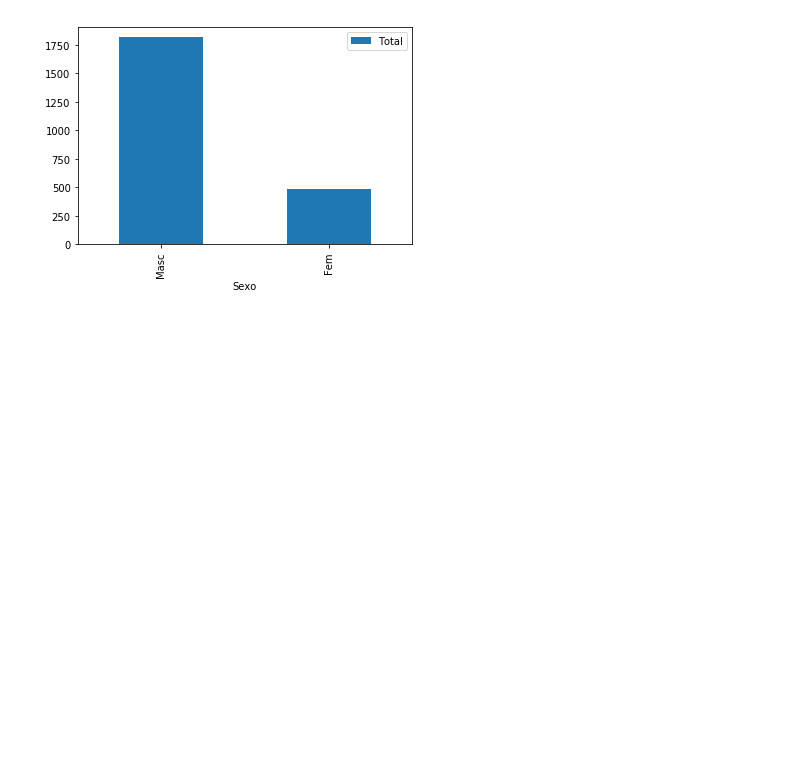
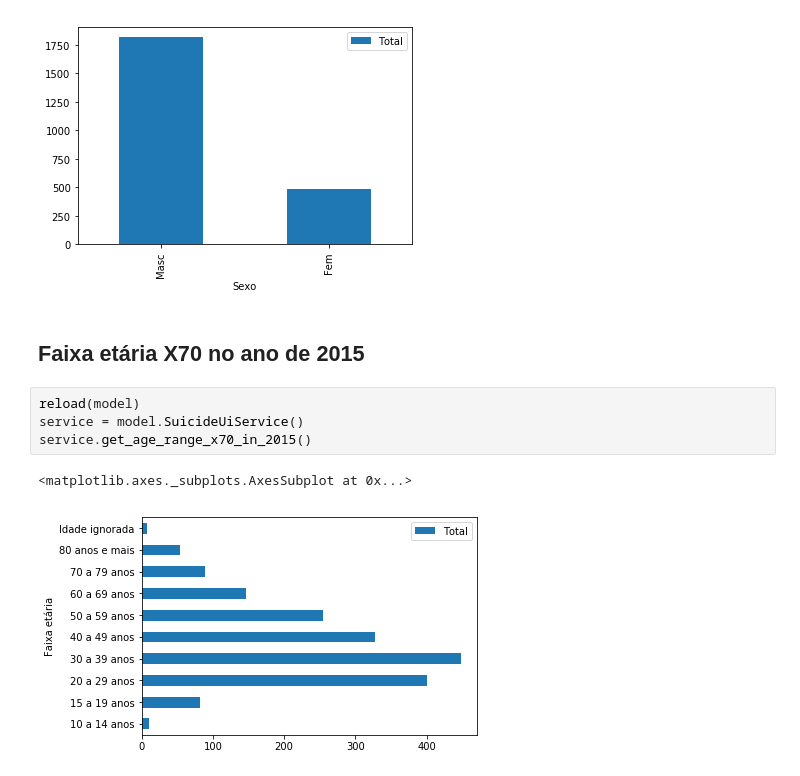
Before and after one commit to vitebo/suicide-analysis, a Jupyter notebook: src/dados.ipynb, the cells around one changed output. Saved outputs shown, nothing was run; the diff lists cells and outputs as text; blank space fills up the shorter version.

Commit message:
analisando por faixa etaria

```diff
--- a/src/dados.ipynb
+++ b/src/dados.ipynb
@@ -55,3 +55,12 @@ service.get_sex_with_highest_index_using_x70_in_2015()
 plt.show()
 # %% [output]
 [figure]
+# %% [markdown]
+## Faixa etária X70 no ano de 2015
+# %%
+reload(model)
+service = model.SuicideUiService()
+service.get_age_range_x70_in_2015()
+# %% [output]
+<matplotlib.axes._subplots.AxesSubplot at 0x...>
+[figure, added]
```
Also changed, not shown: 1 other file.
